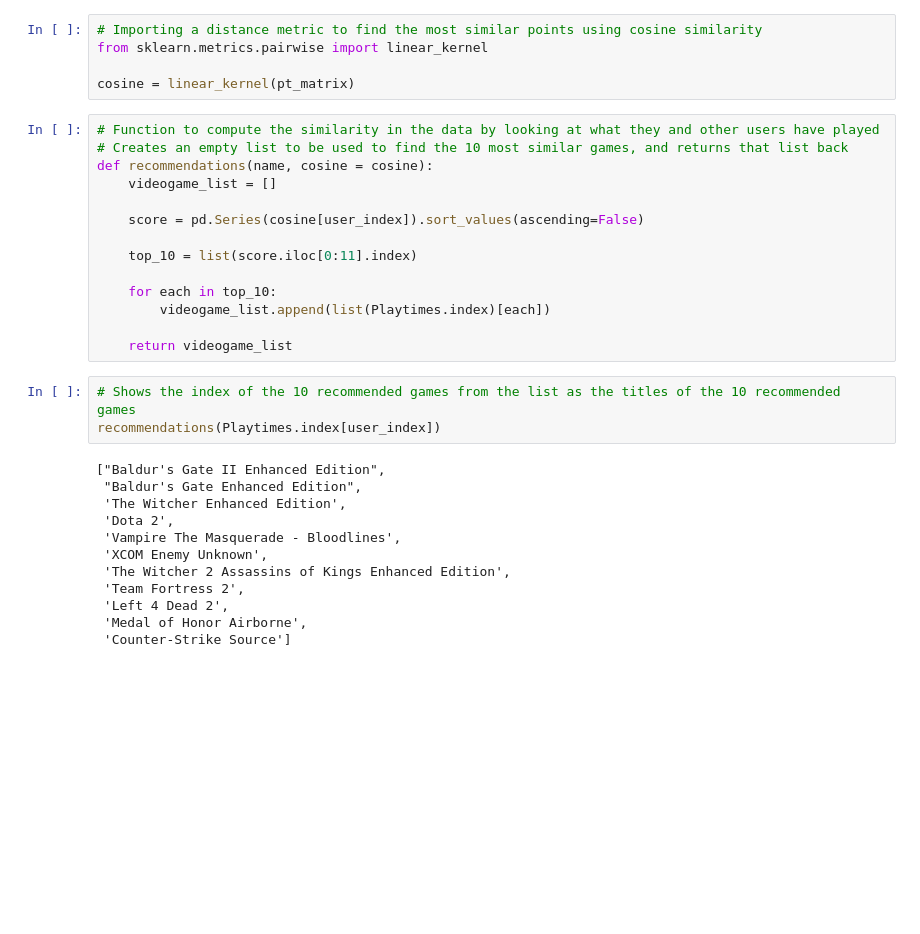
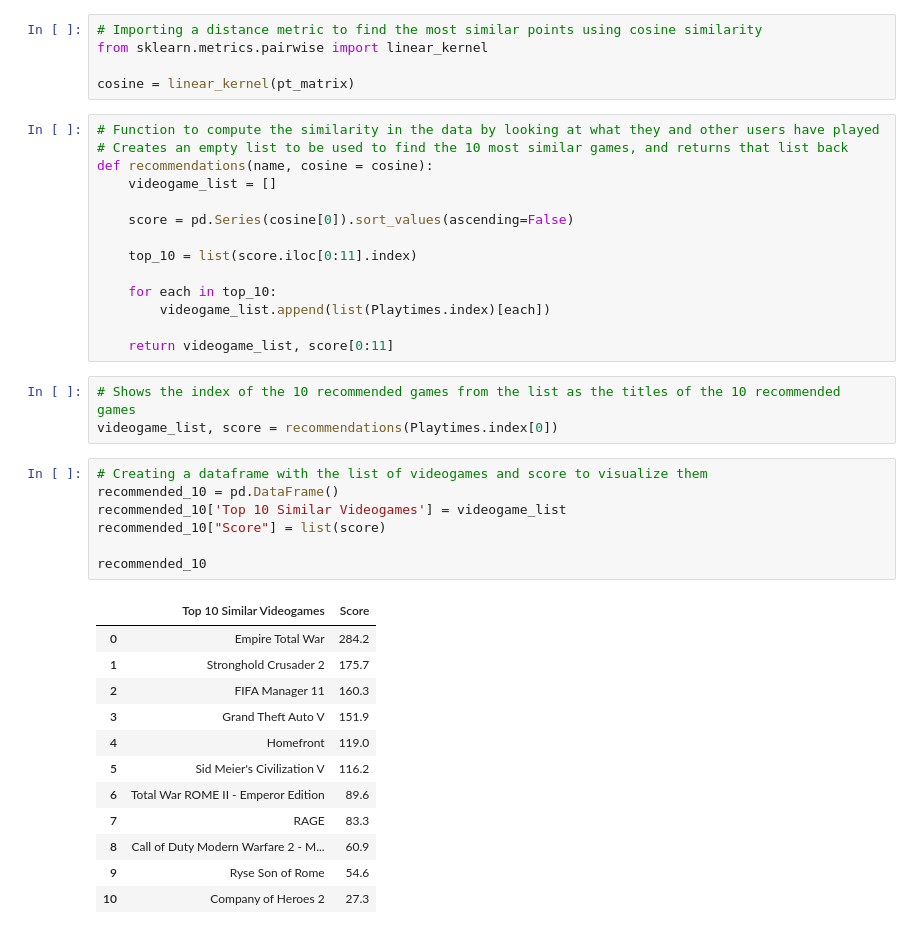
Before and after one commit to MansionAnthony/Videogame-Recommendations-Steam, a Jupyter notebook: Playtime Rec System.ipynb, the cells around one changed output. Cells and saved outputs as stored; diff of their text form; blank space fills up the shorter version.

```diff
--- a/Playtime Rec System.ipynb
+++ b/Playtime Rec System.ipynb
@@ -428,28 +378,36 @@ cosine = linear_kernel(pt_matrix)
 def recommendations(name, cosine = cosine):
     videogame_list = []
 
-    score = pd.Series(cosine[user_index]).sort_values(ascending=False)
+    score = pd.Series(cosine[0]).sort_values(ascending=False)
 
     top_10 = list(score.iloc[0:11].index)
 
     for each in top_10:
         videogame_list.append(list(Playtimes.index)[each])
 
-    return videogame_list
+    return videogame_list, score[0:11]
 # %%
 # Shows the index of the 10 recommended games from the list as the titles of the 10 recommended games
-recommendations(Playtimes.index[user_index])
+videogame_list, score = recommendations(Playtimes.index[0])
-# %% [output]
-["Baldur's Gate II Enhanced Edition",
- "Baldur's Gate Enhanced Edition",
- 'The Witcher Enhanced Edition',
- 'Dota 2',
- 'Vampire The Masquerade - Bloodlines',
- 'XCOM Enemy Unknown',
- 'The Witcher 2 Assassins of Kings Enhanced Edition',
- 'Team Fortress 2',
- 'Left 4 Dead 2',
- 'Medal of Honor Airborne',
- 'Counter-Strike Source']
+# %%
+# Creating a dataframe with the list of videogames and score to visualize them
+recommended_10 = pd.DataFrame()
+recommended_10['Top 10 Similar Videogames'] = videogame_list
+recommended_10["Score"] = list(score)
+
+recommended_10
+# %% [output]
+|  | Top 10 Similar Videogames | Score |
+| 0 | Empire Total War | 284.2 |
+| 1 | Stronghold Crusader 2 | 175.7 |
+| 2 | FIFA Manager 11 | 160.3 |
+| 3 | Grand Theft Auto V | 151.9 |
+| 4 | Homefront | 119.0 |
+| 5 | Sid Meier's Civilization V | 116.2 |
+| 6 | Total War ROME II - Emperor Edition | 89.6 |
+| 7 | RAGE | 83.3 |
+| 8 | Call of Duty Modern Warfare 2 - M... | 60.9 |
+| 9 | Ryse Son of Rome | 54.6 |
+| 10 | Company of Heroes 2 | 27.3 |
 # %%
 # This is the original data on games the random user has played
```
Also changed, not shown: parts of 5 cells of this notebook, 6 other files.
